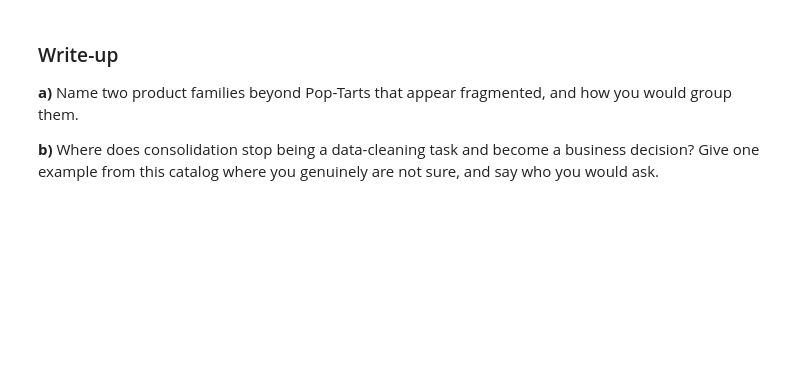
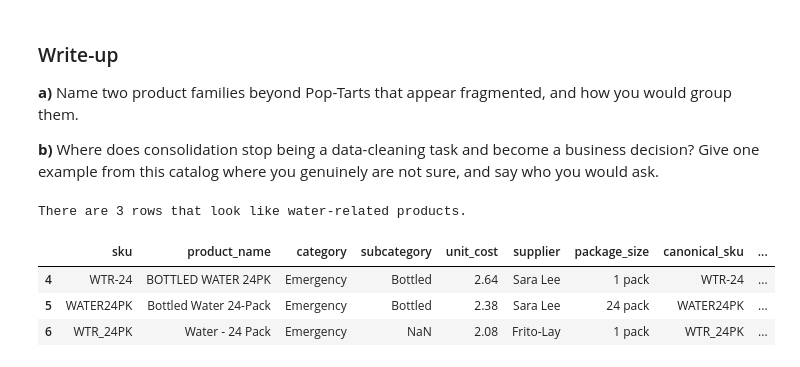
Before and after one commit to ekee7/cuisine-and-coordinates, a Jupyter notebook: notebooks/05-etl-walmart/2026-10-16 — Walmart Warm-Up SKU Mess — Lab.ipynb, the cells around one changed output. Cells and saved outputs as stored; diff of their text form; code cells hidden in the pictures; blank space fills up the shorter version.

```diff
--- a/notebooks/05-etl-walmart/2026-10-16 — Walmart Warm-Up SKU Mess — Lab.ipynb
+++ b/notebooks/05-etl-walmart/2026-10-16 — Walmart Warm-Up SKU Mess — Lab.ipynb
@@ -52,4 +223,22 @@ Hand-scanning a catalog does not scale. **TODO:** build a candidate list program
 
 This is the workflow from Monday's lecture, and it is how you will actually approach the full catalog on the midterm.
 # %%
-# TODO
+## Build a candidate list programmatically
+
+# Normalize each product name (lowercase, strip punctuation, sort the words)
+cat['normalized'] = (
+    cat['product_name'].str.lower()
+    .str.replace(r'[^a-z ]', '', regex=True)
+    .str.split()
+    .apply(lambda w: ' '.join(sorted(w)))
+)
+
+# Group by normalized name
+candidates = (
+    cat.groupby('normalized')['sku']
+    .agg(list)
+    .loc[lambda s: s.str.len() > 1]
+)
+
+print('Groups holding more than one SKU:')
+candidates
@@ -65,3 +281,17 @@ This is the workflow from Monday's lecture, and it is how you will actually appr
 **a)** Name two product families beyond Pop-Tarts that appear fragmented, and how you would group them.
 
 **b)** Where does consolidation stop being a data-cleaning task and become a business decision? Give one example from this catalog where you genuinely are not sure, and say who you would ask.
+# %%
+water_products = cat.loc[cat['product_name'].str.lower().str.contains('water', na=False)]
+
+# Print the count
+print(f'There are {len(water_products)} rows that look like water-related products.')
+
+# Print the matching rows
+water_products
+# %% [output]
+There are 3 rows that look like water-related products.
+|  | sku | product_name | category | subcategory | unit_cost | supplier | package_size | canonical_sku | ... |
+| 4 | WTR-24 | BOTTLED WATER 24PK | Emergency | Bottled | 2.64 | Sara Lee | 1 pack | WTR-24 | ... |
+| 5 | WATER24PK | Bottled Water 24-Pack | Emergency | Bottled | 2.38 | Sara Lee | 24 pack | WATER24PK | ... |
+| 6 | WTR_24PK | Water - 24 Pack | Emergency | NaN | 2.08 | Frito-Lay | 1 pack | WTR_24PK | ... |
```
Also changed, not shown: parts of 18 cells of this notebook.
